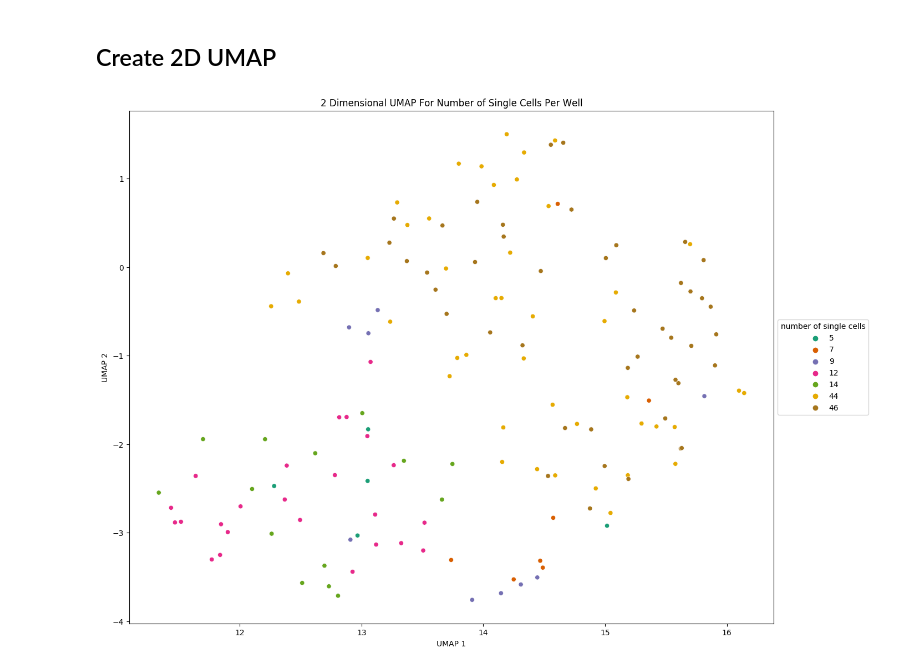
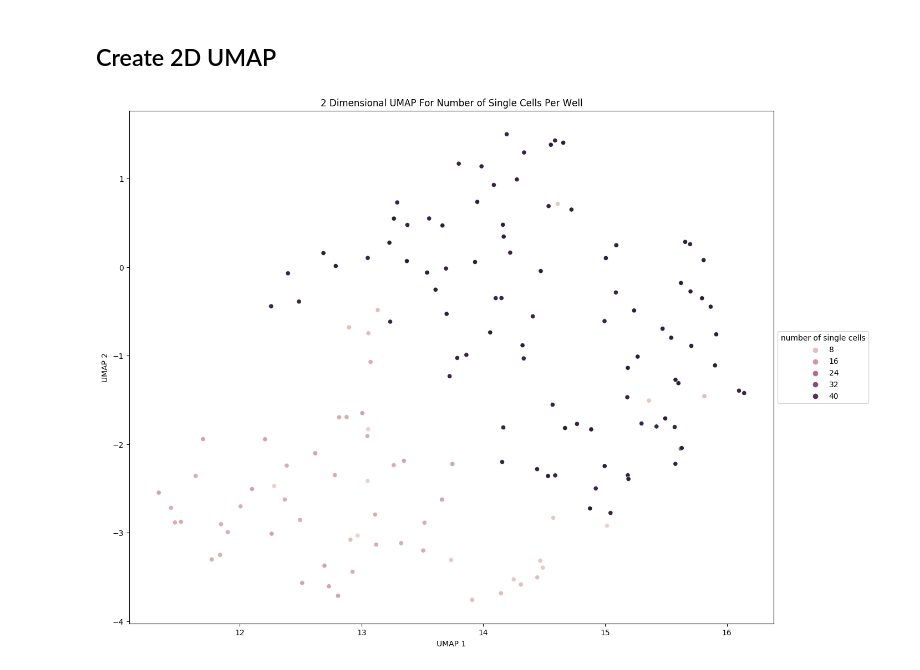
Before and after one commit to WayScience/Benchmarking_NF1_data, a Jupyter notebook: 5_analyze_data/notebooks/UMAP_analysis/umap_num_sc.ipynb, the cells around one changed output. Saved outputs shown, nothing was run; the diff lists cells and outputs as text; code cells hidden in the pictures.

Commit message:
edit plot of number of sc

```diff
--- a/5_analyze_data/notebooks/UMAP_analysis/umap_num_sc.ipynb
+++ b/5_analyze_data/notebooks/UMAP_analysis/umap_num_sc.ipynb
@@ -23,25 +23,24 @@ embeddings_data = pd.read_csv(embeddings_path, compression="gzip", index_col=0)
 # %%
 plt.figure(figsize=(15, 12))
 
 # Produce scatterplot with umap data, using metadata to color points
 sns_plot = sns.scatterplot(
     data=embeddings_data,
-    palette='Dark2',
     x=embeddings_data['UMAP1'],
     y=embeddings_data['UMAP2'],
     hue=embeddings_data["Metadata_number_of_singlecells"]
 )
 # Adjust legend
 sns_plot.legend(
     loc="center left", bbox_to_anchor=(1, 0.5), title='number of single cells'
 )
 # Label axes, title
 sns_plot.set_xlabel("UMAP 1")
 sns_plot.set_ylabel("UMAP 2")
 sns_plot.set_title("2 Dimensional UMAP For Number of Single Cells Per Well")
 
 save_path = pathlib.Path("UMAPs/2D_umap_nf1_num_sc.png")
 
 plt.savefig(save_path, bbox_inches="tight")
 # %% [output]
-[figure, old version]
+[figure, new version]
```
Also changed, not shown: 1 other file.
